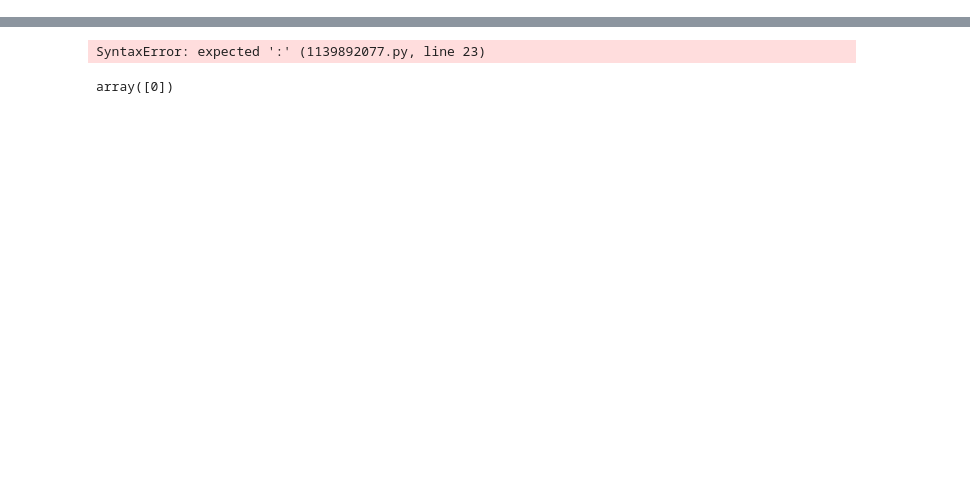
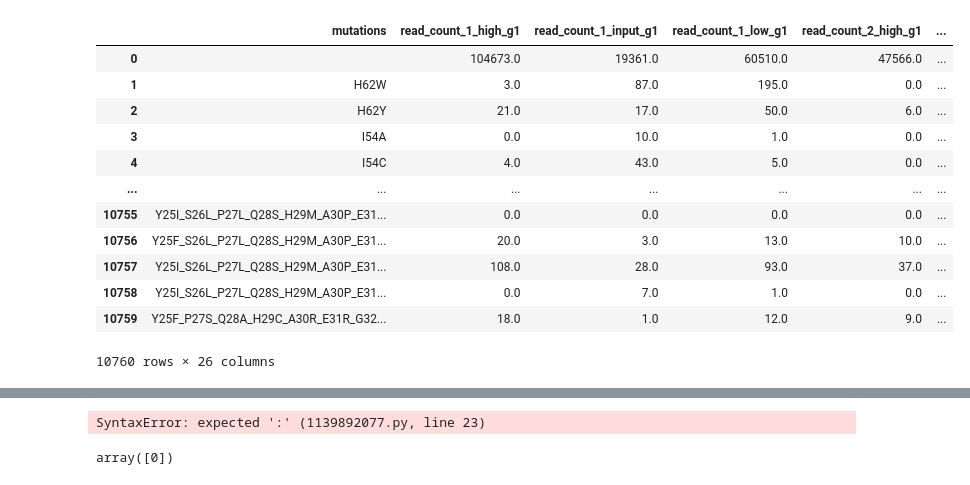
Before and after one commit to microsoft/SciStanPy, a Jupyter notebook: sandbox.ipynb, the cells around one changed output, grey strips where cells are left out. Cells and saved outputs as stored; diff of their text form; code cells hidden in the pictures; blank space fills up the shorter version.

```diff
--- a/sandbox.ipynb
+++ b/sandbox.ipynb
@@ -84,0 +63,16 @@ nuclease_data = load_nuclease_data(
+# %%
+nuclease_data["data"]
+# %% [output]
+|  | mutations | read_count_1_high_g1 | read_count_1_input_g1 | read_count_1_low_g1 | read_count_2_high_g1 | ... |
+| 0 |  | 104673.0 | 19361.0 | 60510.0 | 47566.0 | ... |
+| 1 | H62W | 3.0 | 87.0 | 195.0 | 0.0 | ... |
+| 2 | H62Y | 21.0 | 17.0 | 50.0 | 6.0 | ... |
+| 3 | I54A | 0.0 | 10.0 | 1.0 | 0.0 | ... |
+| 4 | I54C | 4.0 | 43.0 | 5.0 | 0.0 | ... |
+| ... | ... | ... | ... | ... | ... | ... |
+| 10755 | Y25I_S26L_P27L_Q28S_H29M_A30P_E31... | 0.0 | 0.0 | 0.0 | 0.0 | ... |
+| 10756 | Y25F_S26L_P27L_Q28S_H29M_A30P_E31... | 20.0 | 3.0 | 13.0 | 10.0 | ... |
+| 10757 | Y25I_S26L_P27L_Q28S_H29M_A30P_E31... | 108.0 | 28.0 | 93.0 | 37.0 | ... |
+| 10758 | Y25I_S26L_P27L_Q28S_H29M_A30P_E31... | 0.0 | 7.0 | 1.0 | 0.0 | ... |
+| 10759 | Y25F_P27S_Q28A_H29C_A30R_E31R_G32... | 18.0 | 1.0 | 12.0 | 9.0 | ... |
+10760 rows × 26 columns
```
Also changed, not shown: parts of 27 cells of this notebook.
